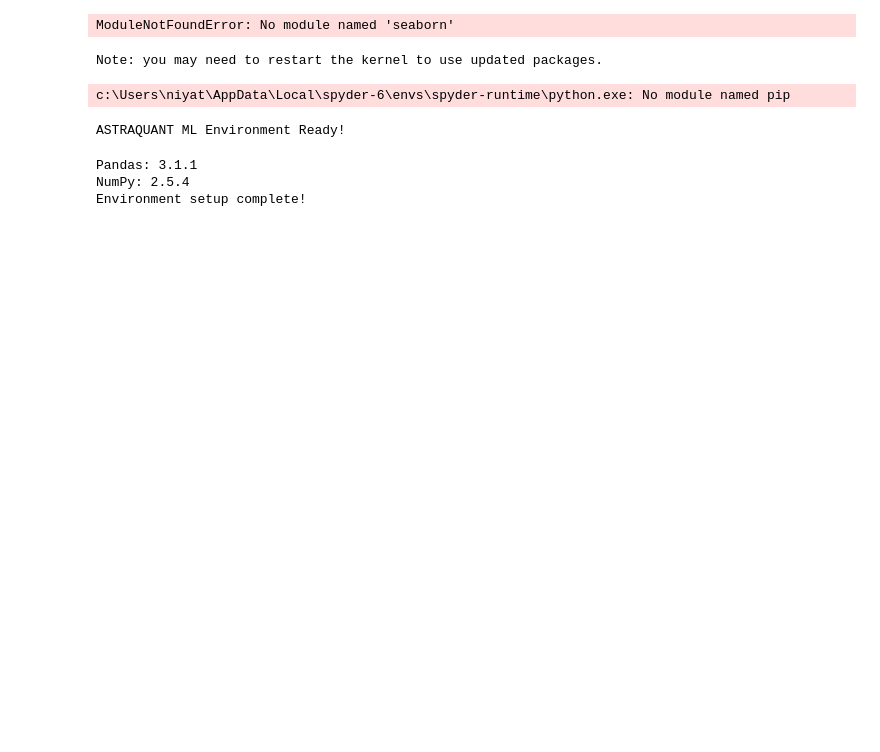
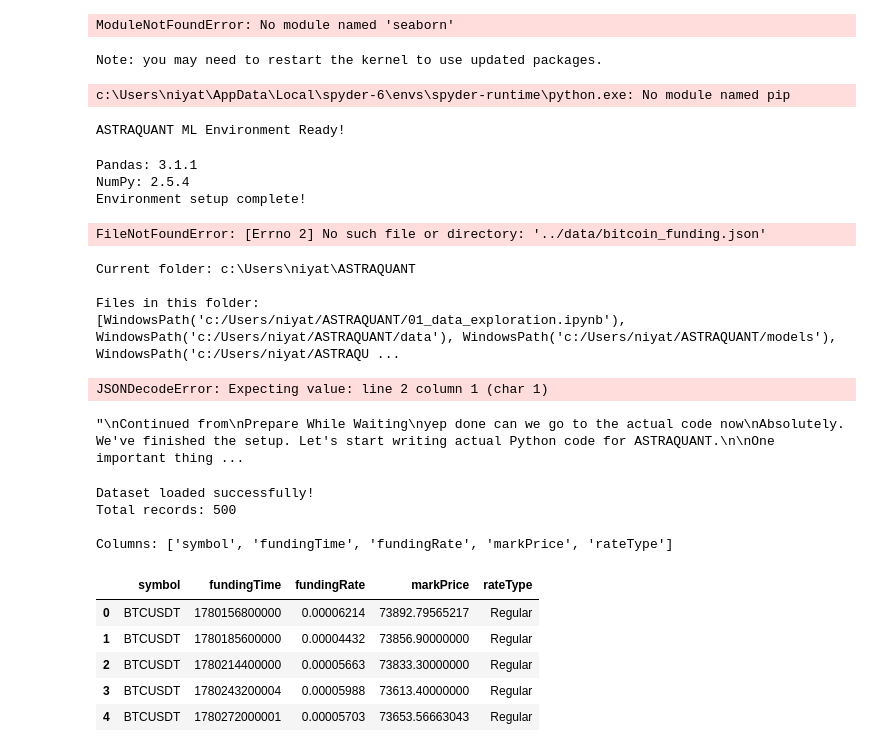
Before and after one commit to niyati273/KRYPT, a Jupyter notebook: 01_data_exploration.ipynb, the cells around one changed output. Cells and saved outputs as stored; diff of their text form; code cells hidden in the pictures; blank space fills up the shorter version.

Commit message:
Update KRYPT frontend, backend and datasets

```diff
--- a/01_data_exploration.ipynb
+++ b/01_data_exploration.ipynb
@@ -33,3 +33,77 @@ print("Environment setup complete!")
 Pandas: 3.1.1
 NumPy: 2.5.4
 Environment setup complete!
+# %%
+import json
+import pandas as pd
+
+# Load Bitcoin funding data
+with open("../data/bitcoin_funding.json", "r") as file:
+    data = json.load(file)
+
+# Convert JSON into a DataFrame
+df = pd.DataFrame(data)
+
+# Display the first 5 records
+df.head()
+# %% [output]
+FileNotFoundError: [Errno 2] No such file or directory: '../data/bitcoin_funding.json'
+# %%
+from pathlib import Path
+
+print("Current folder:", Path.cwd())
+print("\nFiles in this folder:")
+print(list(Path.cwd().iterdir()))
+# %% [output]
+Current folder: c:\Users\niyat\ASTRAQUANT
+
+Files in this folder:
+[WindowsPath('c:/Users/niyat/ASTRAQUANT/01_data_exploration.ipynb'), WindowsPath('c:/Users/niyat/ASTRAQUANT/data'), WindowsPath('c:/Users/niyat/ASTRAQUANT/models'), WindowsPath('c:/Users/niyat/ASTRAQU ...
+# %%
+import json
+import pandas as pd
+
+with open("data/bitcoin_funding.json", "r") as file:
+    data = json.load(file)
+
+df = pd.DataFrame(data)
+
+df.head()
+# %% [output]
+JSONDecodeError: Expecting value: line 2 column 1 (char 1)
+# %%
+with open("data/bitcoin_funding.json", "r") as file:
+    content = file.read()
+
+print(repr(content[:500]))
+# %% [output]
+"\nContinued from\nPrepare While Waiting\nyep done can we go to the actual code now\nAbsolutely. We've finished the setup. Let's start writing actual Python code for ASTRAQUANT.\n\nOne important thing ...
+# %%
+import json
+import pandas as pd
+
+# Load the Bitcoin dataset
+with open("data/bitcoin_funding.json", "r", encoding="utf-8") as file:
+    data = json.load(file)
+
+# Convert into a DataFrame
+df = pd.DataFrame(data)
+
+# Check the dataset
+print("Dataset loaded successfully!")
+print("Total records:", len(df))
+print("\nColumns:", df.columns.tolist())
+
+# Display first 5 records
+display(df.head())
+# %% [output]
+Dataset loaded successfully!
+Total records: 500
+
+Columns: ['symbol', 'fundingTime', 'fundingRate', 'markPrice', 'rateType']
+|  | symbol | fundingTime | fundingRate | markPrice | rateType |
+| 0 | BTCUSDT | 1780156800000 | 0.00006214 | 73892.79565217 | Regular |
+| 1 | BTCUSDT | 1780185600000 | 0.00004432 | 73856.90000000 | Regular |
+| 2 | BTCUSDT | 1780214400000 | 0.00005663 | 73833.30000000 | Regular |
+| 3 | BTCUSDT | 1780243200004 | 0.00005988 | 73613.40000000 | Regular |
+| 4 | BTCUSDT | 1780272000001 | 0.00005703 | 73653.56663043 | Regular |
```
Also changed, not shown: parts of 20 cells of this notebook, 13 other files.
